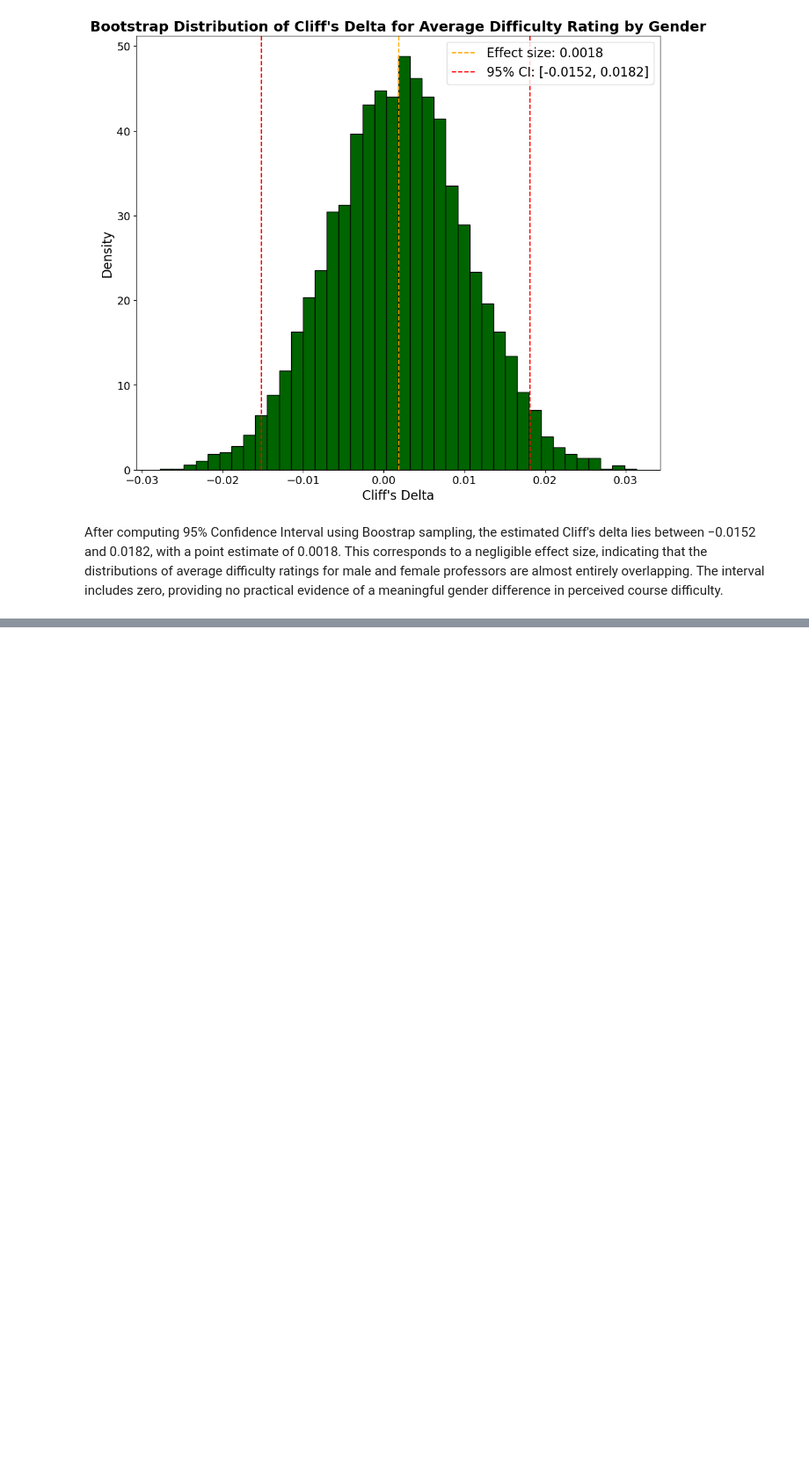
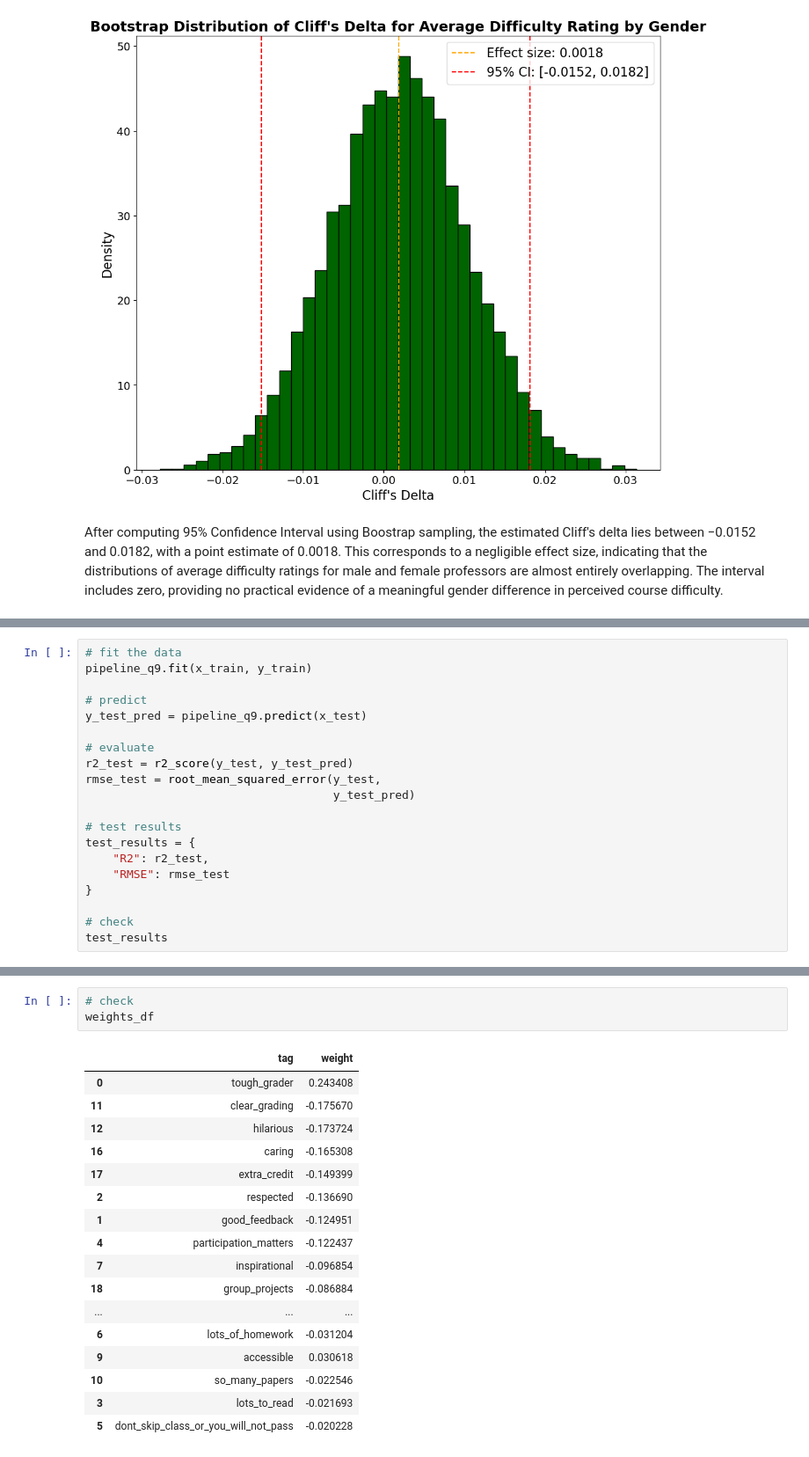
Before and after one commit to NBeibarys/intro-to-data-science-capstone, a Jupyter notebook: analyses/beibarys.ipynb, the cells around one changed output, grey strips where cells are left out. Shown at 88% size. Cells and saved outputs as stored; diff of their text form; blank space fills up the shorter version.

```diff
--- a/analyses/beibarys.ipynb
+++ b/analyses/beibarys.ipynb
@@ -1122,0 +1316,20 @@ After computing 95% Confidence Interval using Boostrap sampling, the estimated C
+# %%
+# fit the data
+pipeline_q9.fit(x_train, y_train)
+
+# predict
+y_test_pred = pipeline_q9.predict(x_test)
+
+# evaluate
+r2_test = r2_score(y_test, y_test_pred)
+rmse_test = root_mean_squared_error(y_test,
+                                    y_test_pred)
+
+# test results
+test_results = {
+    "R2": r2_test,
+    "RMSE": rmse_test
+}
+
+# check
+test_results
@@ -1122,0 +1350,21 @@ After computing 95% Confidence Interval using Boostrap sampling, the estimated C
+# %%
+# check
+weights_df
+# %% [output]
+|  | tag | weight |
+| 0 | tough_grader | 0.243408 |
+| 11 | clear_grading | -0.175670 |
+| 12 | hilarious | -0.173724 |
+| 16 | caring | -0.165308 |
+| 17 | extra_credit | -0.149399 |
+| 2 | respected | -0.136690 |
+| 1 | good_feedback | -0.124951 |
+| 4 | participation_matters | -0.122437 |
+| 7 | inspirational | -0.096854 |
+| 18 | group_projects | -0.086884 |
+| ... | ... | ... |
+| 6 | lots_of_homework | -0.031204 |
+| 9 | accessible | 0.030618 |
+| 10 | so_many_papers | -0.022546 |
+| 3 | lots_to_read | -0.021693 |
+| 5 | dont_skip_class_or_you_will_not_pass | -0.020228 |
```
Also changed, not shown: parts of 17 cells of this notebook.
